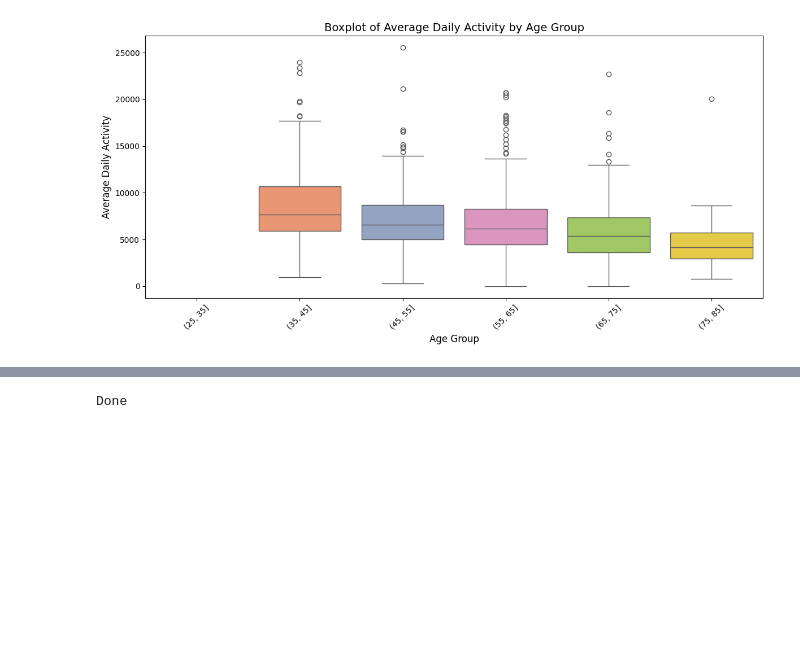
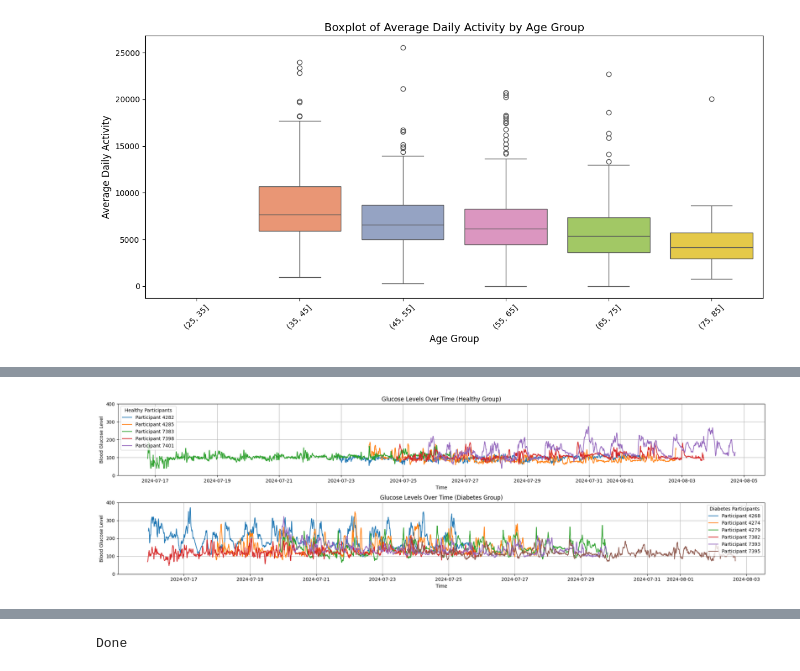
Before and after one commit to hbui138/RunningAndGlucoseTool, a Jupyter notebook: explore_cgm.ipynb, the cells around one changed output, grey strips where cells are left out. Saved outputs shown, nothing was run; the diff lists cells and outputs as text; code cells hidden in the pictures; blank space fills up the shorter version.

```diff
--- a/explore_cgm.ipynb
+++ b/explore_cgm.ipynb
@@ -728,0 +820,48 @@ def process_cgm_data(sample_id):
+# %%
+plt.figure(figsize=(20, 6))  # Create a single figure before the loop
+
+yticks = np.arange(0, 401, 100)
+
+# Plot for healthy group (first subplot)
+plt.subplot(2, 1, 1)  # (rows, cols, index) - First subplot
+for sample_id, study_group in participants_in_range:
+  if study_group == 'healthy':
+    df = process_cgm_data(sample_id)  # Process data for each patient
+
+    if df is None:
+        print(f"Warning: No data found for Participant {sample_id}. Skipping.")
+        continue
+
+    plt.plot(df['start_dtime'], df['blood_glucose_value'], label=f'Participant {sample_id}')  # Plot on the same figure
+
+plt.xlabel("Time")
+plt.ylabel("Blood Glucose Level")
+plt.legend(title="Healthy Participants")
+plt.title("Glucose Levels Over Time (Healthy Group)")
+plt.yticks(yticks)
+plt.grid(True)
+
+# Plot for diabetes group (second subplot)
+plt.subplot(2, 1, 2)  # (rows, cols, index) - Second subplot
+for sample_id, study_group in participants_in_range:
+  if study_group == 'diabetes':
+    df = process_cgm_data(sample_id)  # Process data for each patient
+
+    if df is None:
+        print(f"Warning: No data found for Participant {sample_id}. Skipping.")
+        continue
+
+    plt.plot(df['start_dtime'], df['blood_glucose_value'], label=f'Participant {sample_id}')  # Plot on the same figure
+
+plt.xlabel("Time")
+plt.ylabel("Blood Glucose Level")
+plt.legend(title="Diabetes Participants")
+plt.title("Glucose Levels Over Time (Diabetes Group)")
+plt.yticks(yticks)
+plt.grid(True)
+
+# Show the combined figure with both subplots
+plt.tight_layout()  # Adjust spacing to avoid overlap
+plt.show()
+# %% [output]
+[figure, added]
```
Also changed, not shown: parts of 6 cells of this notebook, 3 other files.
